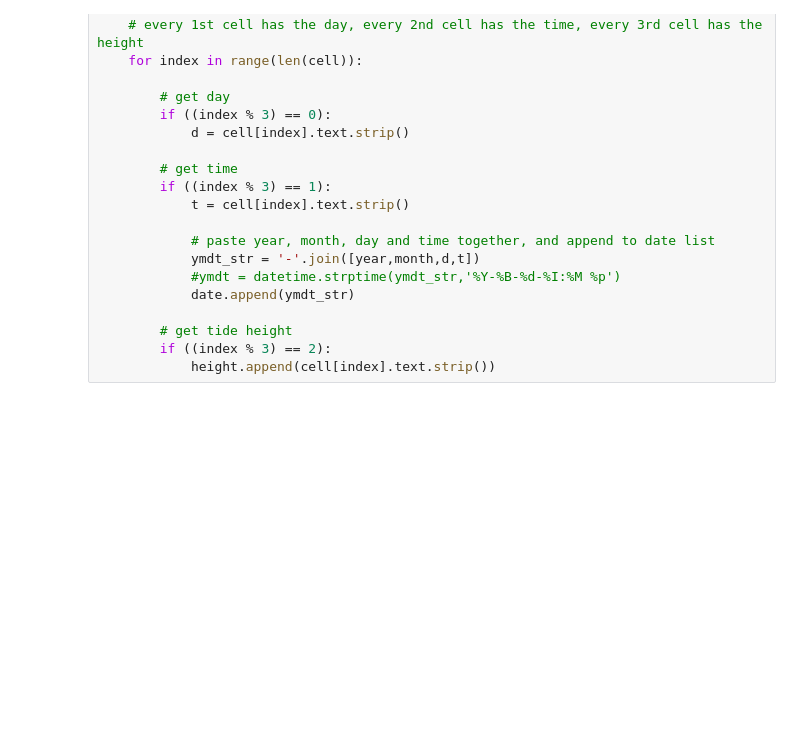
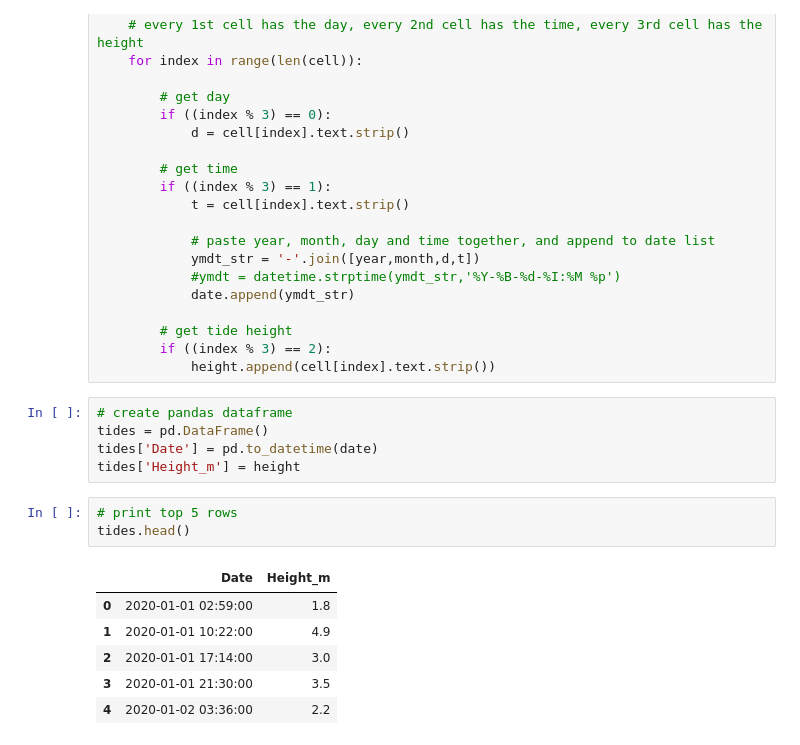
Before and after one commit to Vancouver-Datajam/modelling-salmon-life-cycle, a Jupyter notebook: scripts/scrape_tide_data.ipynb, the cells around one changed output. Drawn from its saved outputs; the diff is of its cells as text; blank space fills up the shorter version.

Commit message:
Add pandas dataframe

```diff
--- a/scripts/scrape_tide_data.ipynb
+++ b/scripts/scrape_tide_data.ipynb
@@ -87,3 +87,18 @@ for table in tables:
         # get tide height
         if ((index % 3) == 2):
             height.append(cell[index].text.strip())
+# %%
+# create pandas dataframe
+tides = pd.DataFrame()
+tides['Date'] = pd.to_datetime(date)
+tides['Height_m'] = height
+# %%
+# print top 5 rows
+tides.head()
+# %% [output]
+|  | Date | Height_m |
+| 0 | 2020-01-01 02:59:00 | 1.8 |
+| 1 | 2020-01-01 10:22:00 | 4.9 |
+| 2 | 2020-01-01 17:14:00 | 3.0 |
+| 3 | 2020-01-01 21:30:00 | 3.5 |
+| 4 | 2020-01-02 03:36:00 | 2.2 |
```
Also changed, not shown: parts of 1 cell of this notebook.
